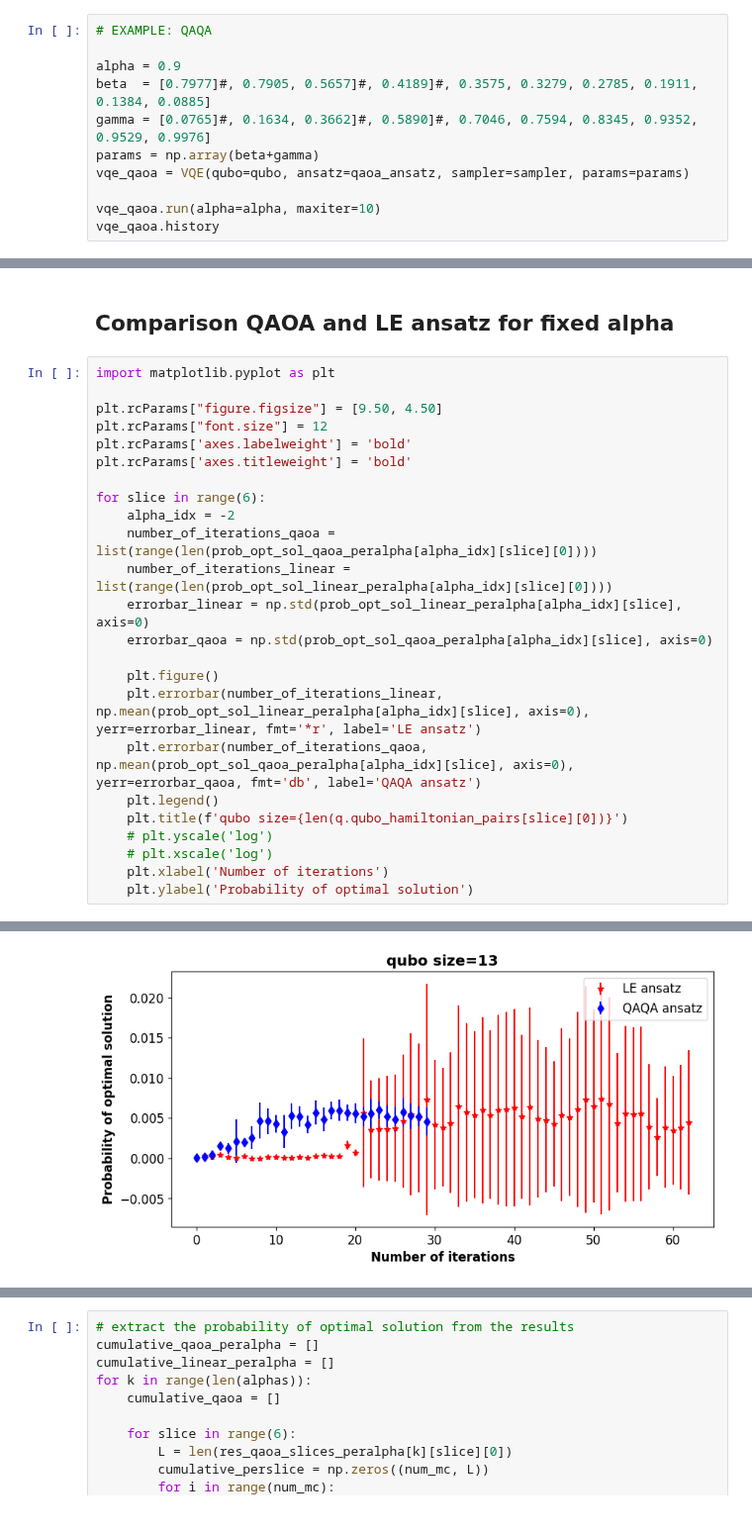
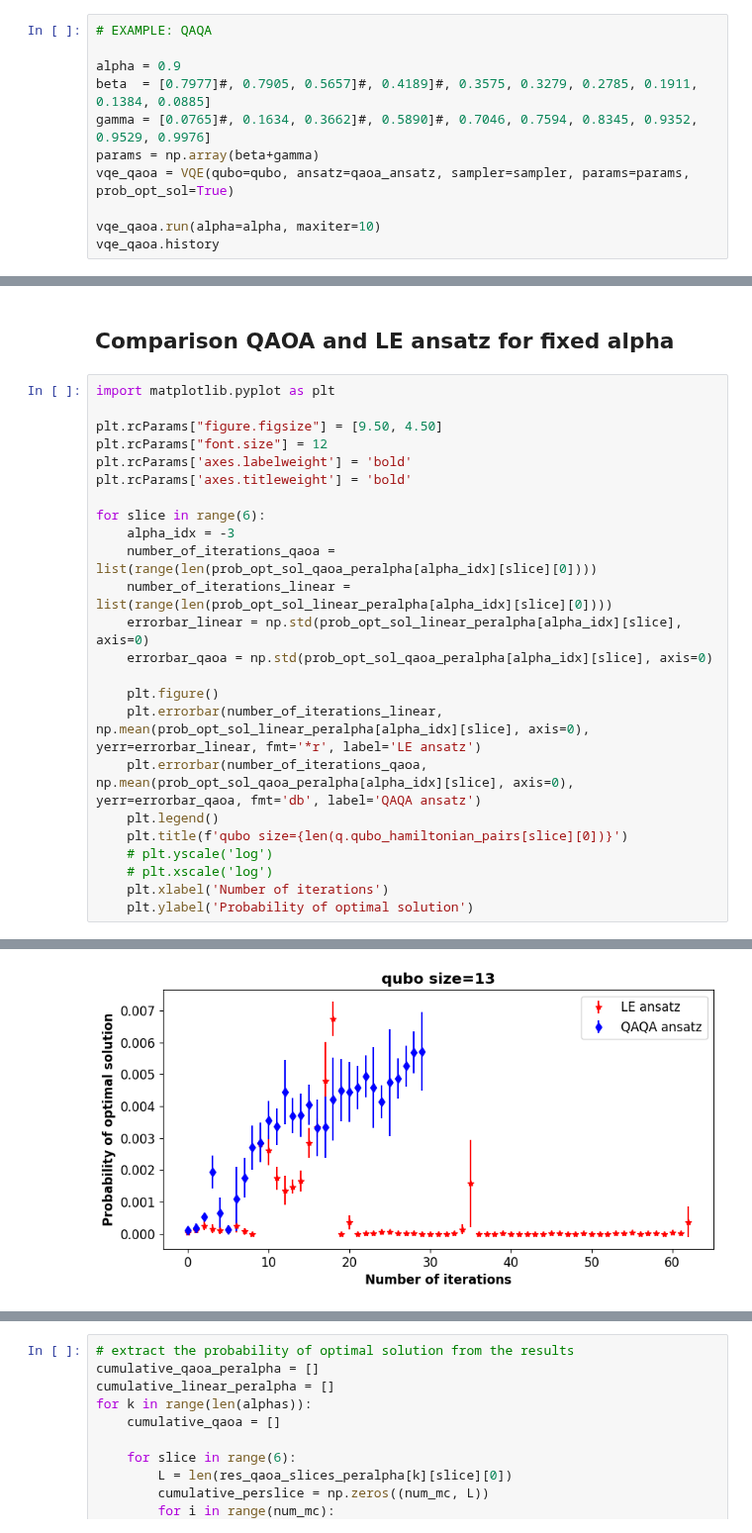
Before and after one commit to unitaryfund/aquapointer, a Jupyter notebook: notebooks/digital_benchmarking_resources.ipynb, the cells around one changed output, grey strips where cells are left out. Shown at 99% size. Saved outputs shown, nothing was run; the diff lists cells and outputs as text.

```diff
--- a/notebooks/digital_benchmarking_resources.ipynb
+++ b/notebooks/digital_benchmarking_resources.ipynb
@@ -66,7 +64,7 @@ alpha = 0.9
 beta  = [0.7977]#, 0.7905, 0.5657]#, 0.4189]#, 0.3575, 0.3279, 0.2785, 0.1911, 0.1384, 0.0885]
 gamma = [0.0765]#, 0.1634, 0.3662]#, 0.5890]#, 0.7046, 0.7594, 0.8345, 0.9352, 0.9529, 0.9976]
 params = np.array(beta+gamma)
-vqe_qaoa = VQE(qubo=qubo, ansatz=qaoa_ansatz, sampler=sampler, params=params)
+vqe_qaoa = VQE(qubo=qubo, ansatz=qaoa_ansatz, sampler=sampler, params=params, prob_opt_sol=True)
 
 vqe_qaoa.run(alpha=alpha, maxiter=10)
 vqe_qaoa.history
@@ -294,7 +299,7 @@ plt.rcParams['axes.labelweight'] = 'bold'
 plt.rcParams['axes.titleweight'] = 'bold'
 
 for slice in range(6):
-    alpha_idx = -2
+    alpha_idx = -3
     number_of_iterations_qaoa = list(range(len(prob_opt_sol_qaoa_peralpha[alpha_idx][slice][0])))
     number_of_iterations_linear = list(range(len(prob_opt_sol_linear_peralpha[alpha_idx][slice][0])))
     errorbar_linear = np.std(prob_opt_sol_linear_peralpha[alpha_idx][slice], axis=0)
@@ -317 +322 @@ for slice in range(6):
-[figure, old version]
+[figure, new version]
```
Also changed, not shown: parts of 19 cells of this notebook, 5 other files.
